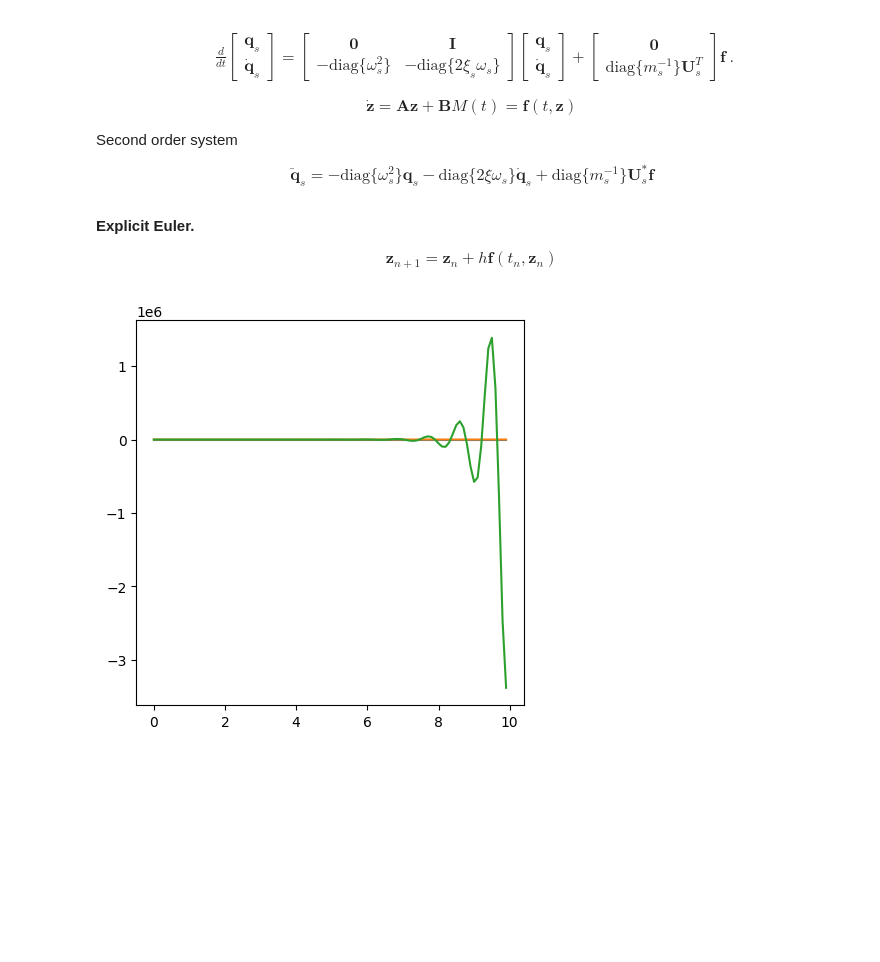
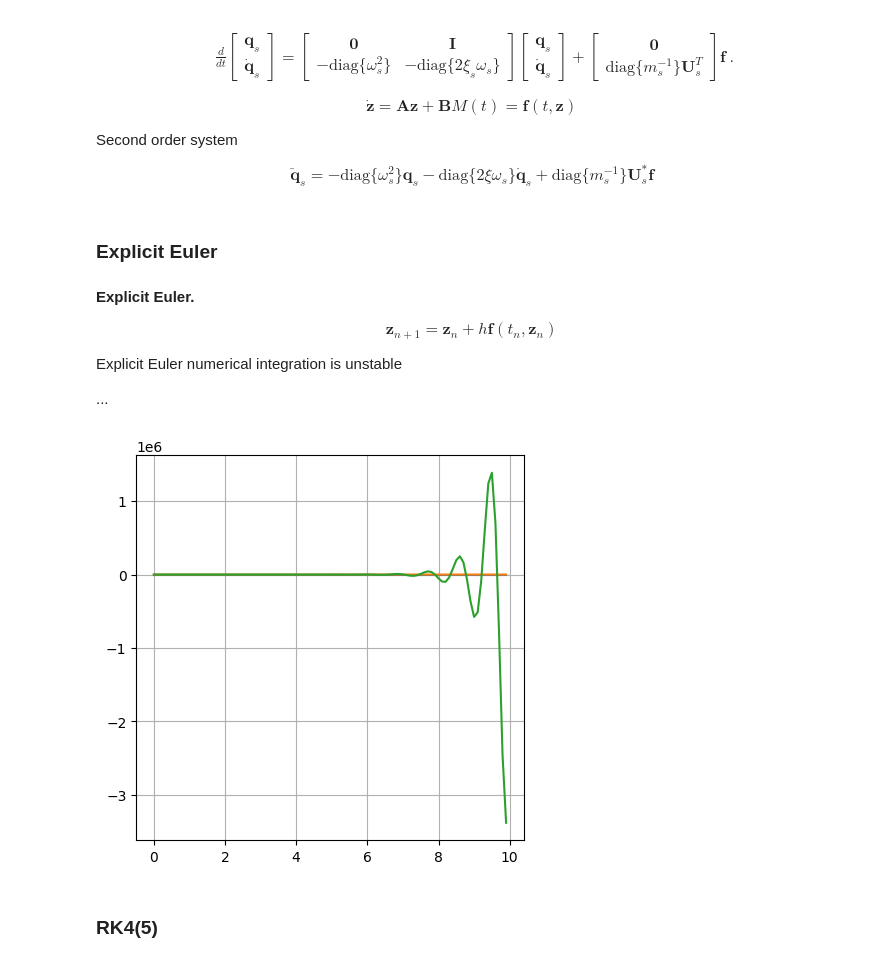
Before and after one commit to Basics2022/bbooks-math-miscellanea, a Jupyter notebook: _build/jupyter_execute/ch/ode/time-integration-mechanical-systems.ipynb, the cells around one changed output. Cells and saved outputs as stored; diff of their text form; code cells hidden in the pictures; blank space fills up the shorter version.

Commit message:
minor improvements to numerical integration of mechanical systems

```diff
--- a/_build/jupyter_execute/ch/ode/time-integration-mechanical-systems.ipynb
+++ b/_build/jupyter_execute/ch/ode/time-integration-mechanical-systems.ipynb
@@ -446,3 +446,16 @@ plt.show()
 Here different approaches are evaluated:
 * [Truncation and direct recovery of loads](https://basics2022.github.io/bbooks-physics-continuum-mechanics/ch/solids/small-displacements-numerics.html#truncation-and-direct-recovery-of-loads)
 * [Mode acceleration and static recovery of fast modes](https://basics2022.github.io/bbooks-physics-continuum-mechanics/ch/solids/small-displacements-numerics.html#mode-acceleration-and-static-recovery-of-fast-modes)
+# %%
+#> Forcing
+omega_M = 3.
+M_t = lambda t: np.sin(omega_M * t)
+
+omega_threshold = 4 * omega_M
+
+#> Splitting slow and fast modes
+i_slow = np.searchsorted(Om_all, omega_threshold)
+
+print(f"Maximum frequency in forcing spectrum : {omega_M}")
+print(f"Threshold for slow/fast mode splitting: {omega_threshold}")
+print(f"Number of slow modes                  : {i_slow}")
@@ -449,12 +501,4 @@ Here different approaches are evaluated:
 # %%
-#> Forcing
-omega_M = 3.
-M_t = lambda t: np.sin(omega_M * t)
-
-#> Splitting slow and fast modes
-i_slow = np.searchsorted(Om_all / 3, omega_M)
-print(i_slow)
-
 #> Initial conditions at rest in the non-deformed configuration
 u0 = np.zeros(N)
 v0 = np.zeros(N)
@@ -498,10 +540,16 @@ $$\dot{\mathbf{z}} = \mathbf{A} \mathbf{z} + \mathbf{B} M(t) = \mathbf{f}(t, \ma
 Second order system
 
 $$\ddot{\mathbf{q}}_s = - \text{diag}\{ \omega_s^2 \} \mathbf{q}_s - \text{diag}\{ 2 \xi \omega_s \} \dot{\mathbf{q}}_s + \text{diag}\{ m_s^{-1} \} \mathbf{U}_s^* \mathbf{f}$$
+# %% [markdown]
+### Explicit Euler
 # %% [markdown]
 **Explicit Euler.**
 
 $$\mathbf{z}_{n+1} = \mathbf{z}_n + h \mathbf{f}(t_n, \mathbf{z}_n)$$
+
+Explicit Euler numerical integration is unstable
+
+...
 # %%
 sims = {}
 
@@ -530,8 +578,11 @@ ZZ = np.array(ZZ)
 # %%
 fig, ax = plt.subplots(1,1, figsize=(5,5))
 ax.plot(tvec, ZZ[:-1,:3])
+ax.grid()
 
 plt.show()
 # %% [output]
-[figure, old version]
+[figure, new version]
+# %% [markdown]
+### RK4(5)
 # %% [markdown]
```
Also changed, not shown: parts of 6 cells of this notebook, 17 other files.
